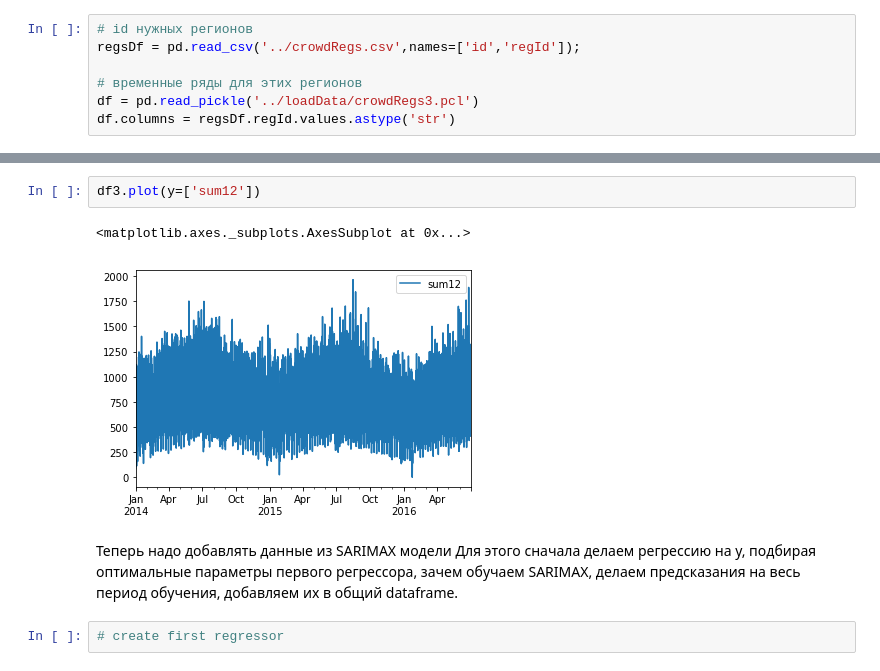
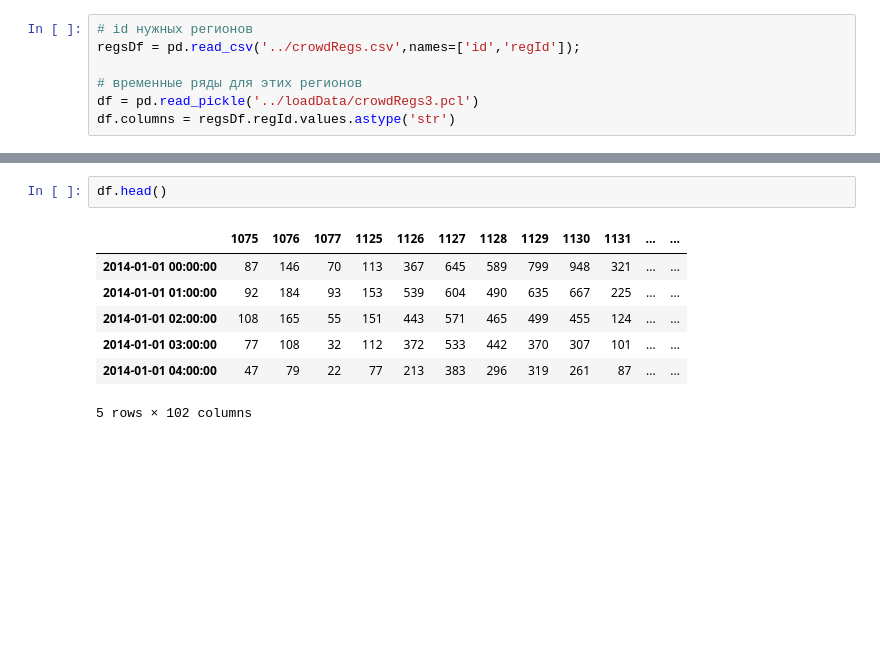
Before and after one commit to PhySci/projectNYtaxi, a Jupyter notebook: week5/week-5_load.ipynb, the cells around one changed output, grey strips where cells are left out. Saved outputs shown, nothing was run; the diff lists cells and outputs as text; blank space fills up the shorter version.

```diff
--- a/week5/week-5_load.ipynb
+++ b/week5/week-5_load.ipynb
@@ -234,10 +73,10 @@ df3.head()
-# %%
-df3.plot(y=['sum12'])
-# %% [output]
-<matplotlib.axes._subplots.AxesSubplot at 0x...>
-[figure, removed]
-# %% [markdown]
-Теперь надо добавлять данные из SARIMAX модели
-Для этого сначала делаем регрессию на y, подбирая оптимальные параметры первого регрессора, зачем обучаем SARIMAX, делаем предсказания на весь период обучения, добавляем их в общий dataframe.
-# %%
-# create first regressor
+# %%
+df.head()
+# %% [output]
+|  | 1075 | 1076 | 1077 | 1125 | 1126 | 1127 | 1128 | 1129 | 1130 | 1131 | ... | ... |
+| 2014-01-01 00:00:00 | 87 | 146 | 70 | 113 | 367 | 645 | 589 | 799 | 948 | 321 | ... | ... |
+| 2014-01-01 01:00:00 | 92 | 184 | 93 | 153 | 539 | 604 | 490 | 635 | 667 | 225 | ... | ... |
+| 2014-01-01 02:00:00 | 108 | 165 | 55 | 151 | 443 | 571 | 465 | 499 | 455 | 124 | ... | ... |
+| 2014-01-01 03:00:00 | 77 | 108 | 32 | 112 | 372 | 533 | 442 | 370 | 307 | 101 | ... | ... |
+| 2014-01-01 04:00:00 | 47 | 79 | 22 | 77 | 213 | 383 | 296 | 319 | 261 | 87 | ... | ... |
+5 rows × 102 columns
```
Also changed, not shown: parts of 37 cells of this notebook, 1 other file.
